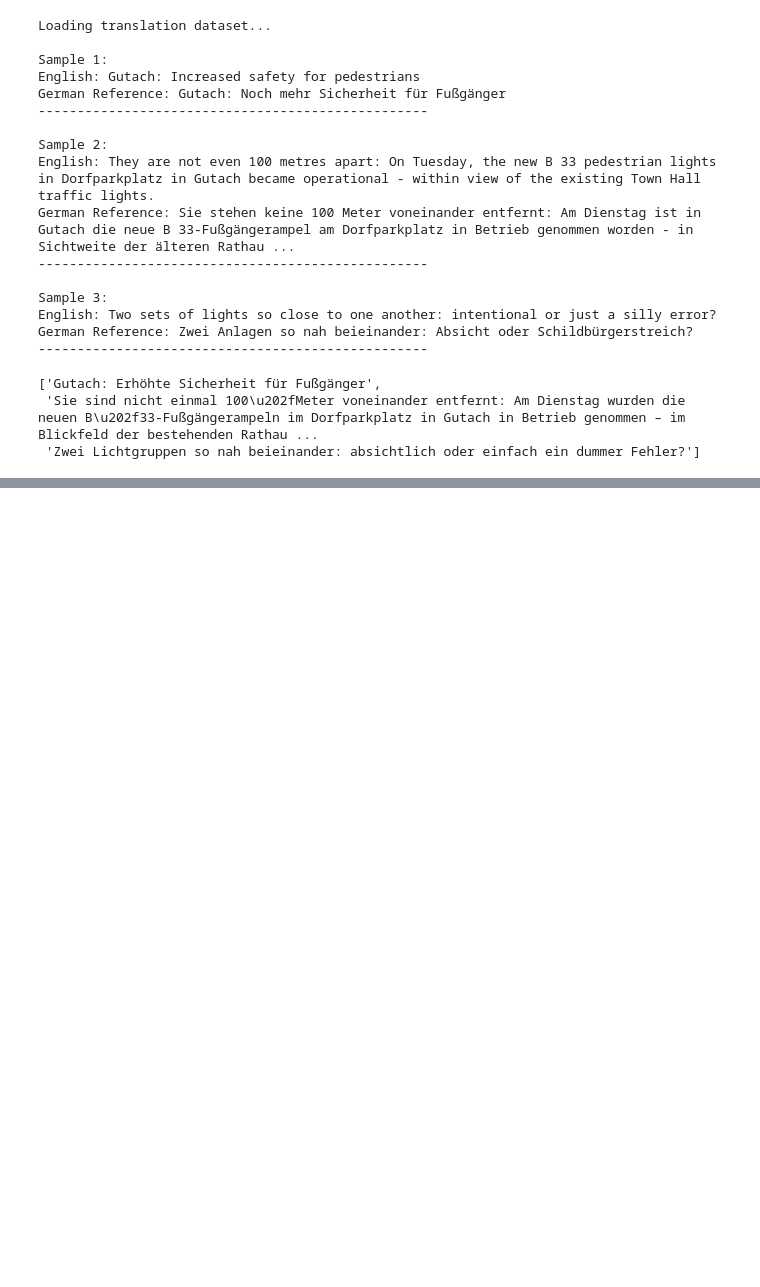
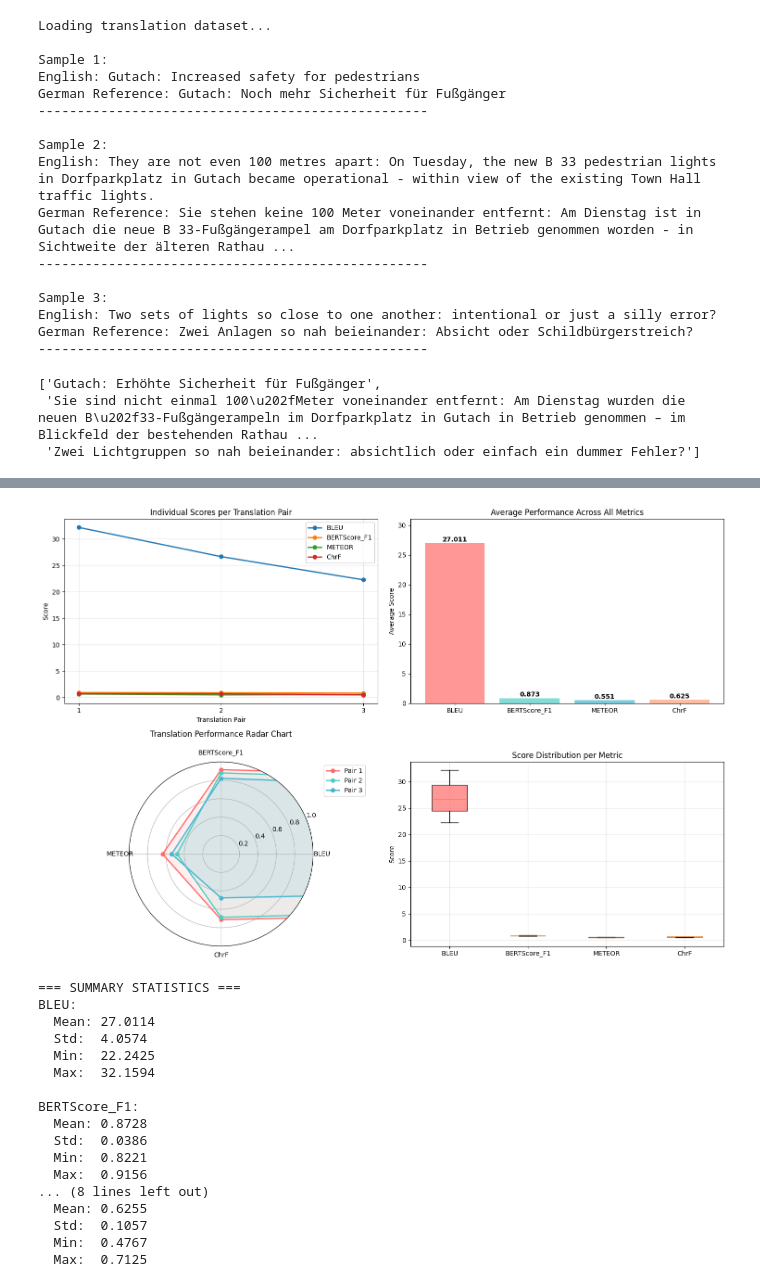
Before and after one commit to jlonge4/gen_ai_utils, a Jupyter notebook: e2e.ipynb, the cells around one changed output, grey strips where cells are left out. Cells and saved outputs as stored; diff of their text form; code cells hidden in the pictures; blank space fills up the shorter version.

```diff
--- a/e2e.ipynb
+++ b/e2e.ipynb
@@ -194,5 +244,6 @@ preds
  'Zwei Lichtgruppen so nah beieinander: absichtlich oder einfach ein dummer Fehler?']
 # %%
 # run eval on preds vs refs
-evaluate_translation(german_references, preds)
+results = evaluate_translation(german_references, preds)
+results
 # %% [output]
@@ -209,0 +386,22 @@ ChrF Score: 0.7125176153510376
+# %%
+
+visualize_translation_metrics(results)
+# %% [output]
+[figure, added]
+=== SUMMARY STATISTICS ===
+BLEU:
+  Mean: 27.0114
+  Std:  4.0574
+  Min:  22.2425
+  Max:  32.1594
+
+BERTScore_F1:
+  Mean: 0.8728
+  Std:  0.0386
+  Min:  0.8221
+  Max:  0.9156
+... (8 lines left out)
+  Mean: 0.6255
+  Std:  0.1057
+  Min:  0.4767
+  Max:  0.7125
```
Also changed, not shown: parts of 3 cells of this notebook.
